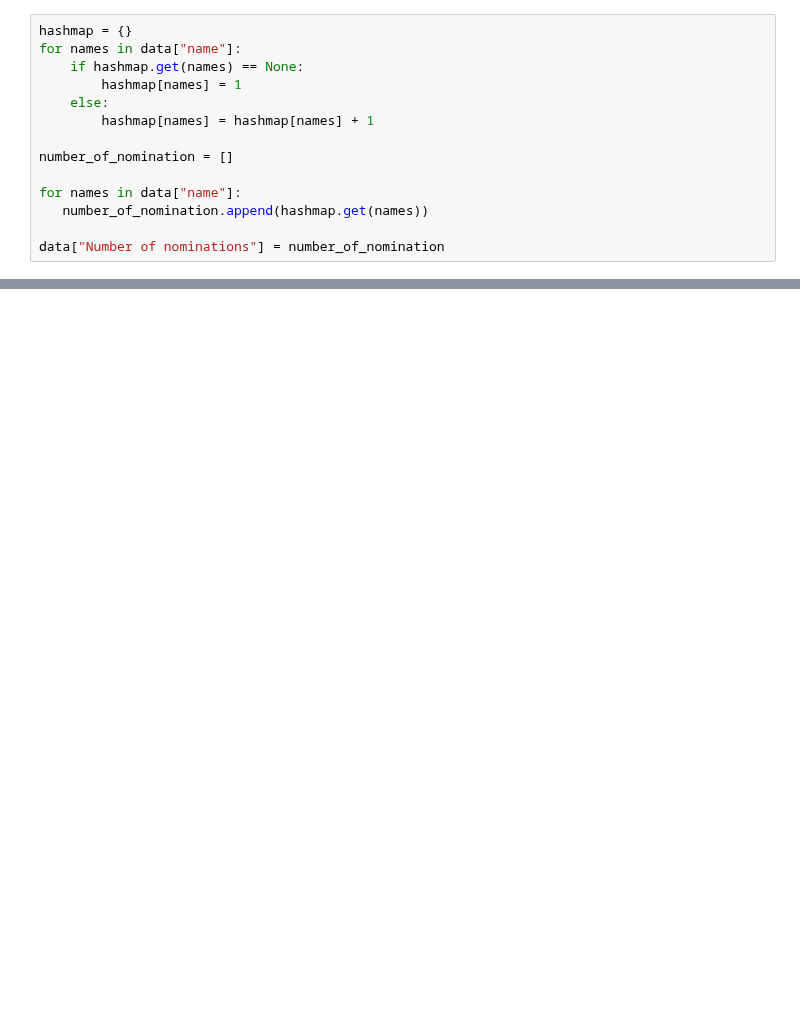
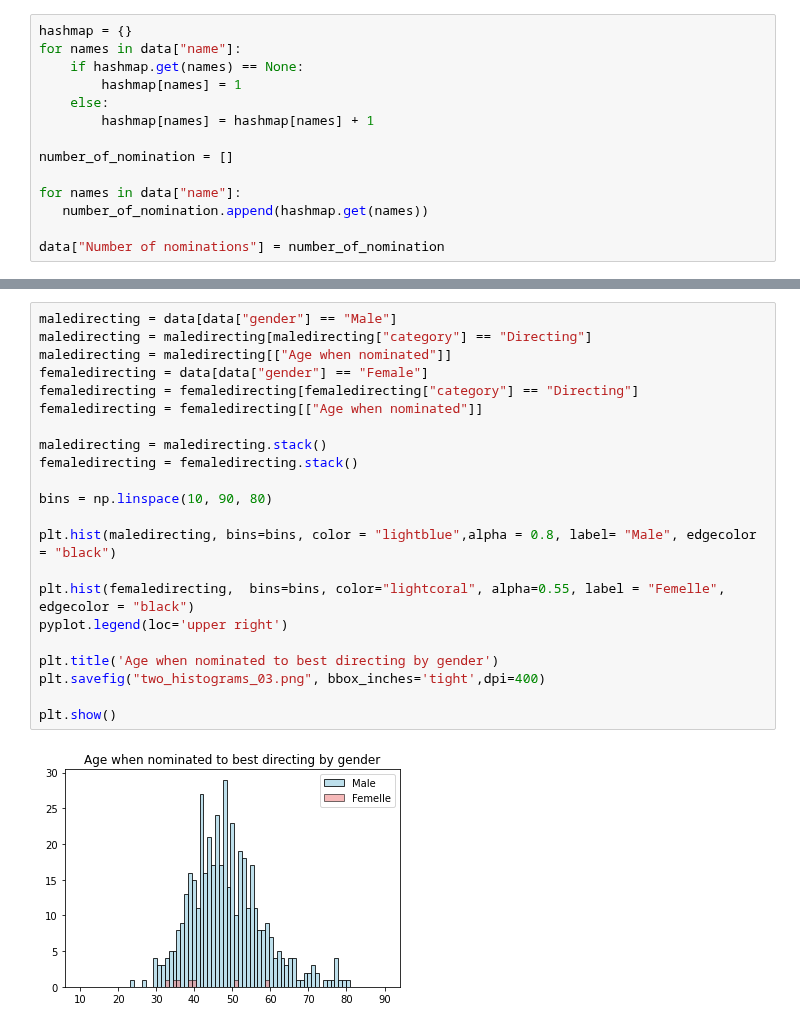
Before and after one commit to omasamo/Final-Project-JEM207, a Jupyter notebook: Statistical_analysis.ipynb, the cells around one changed output, grey strips where cells are left out. Cells and saved outputs as stored; diff of their text form; blank space fills up the shorter version.

```diff
--- a/Statistical_analysis.ipynb
+++ b/Statistical_analysis.ipynb
@@ -59,0 +105,24 @@ print(max(data["Number of nomination"]))
+# %%
+maledirecting = data[data["gender"] == "Male"]
+maledirecting = maledirecting[maledirecting["category"] == "Directing"]
+maledirecting = maledirecting[["Age when nominated"]]
+femaledirecting = data[data["gender"] == "Female"]
+femaledirecting = femaledirecting[femaledirecting["category"] == "Directing"]
+femaledirecting = femaledirecting[["Age when nominated"]]
+
+maledirecting = maledirecting.stack()
+femaledirecting = femaledirecting.stack()
+
+bins = np.linspace(10, 90, 80)
+
+plt.hist(maledirecting, bins=bins, color = "lightblue",alpha = 0.8, label= "Male", edgecolor = "black")
+
+plt.hist(femaledirecting,  bins=bins, color="lightcoral", alpha=0.55, label = "Femelle", edgecolor = "black")
+pyplot.legend(loc='upper right')
+
+plt.title('Age when nominated to best directing by gender')
+plt.savefig("two_histograms_03.png", bbox_inches='tight',dpi=400)
+
+plt.show()
+# %% [output]
+[figure, added]
```
Also changed, not shown: parts of 10 cells of this notebook, 1 other file.
